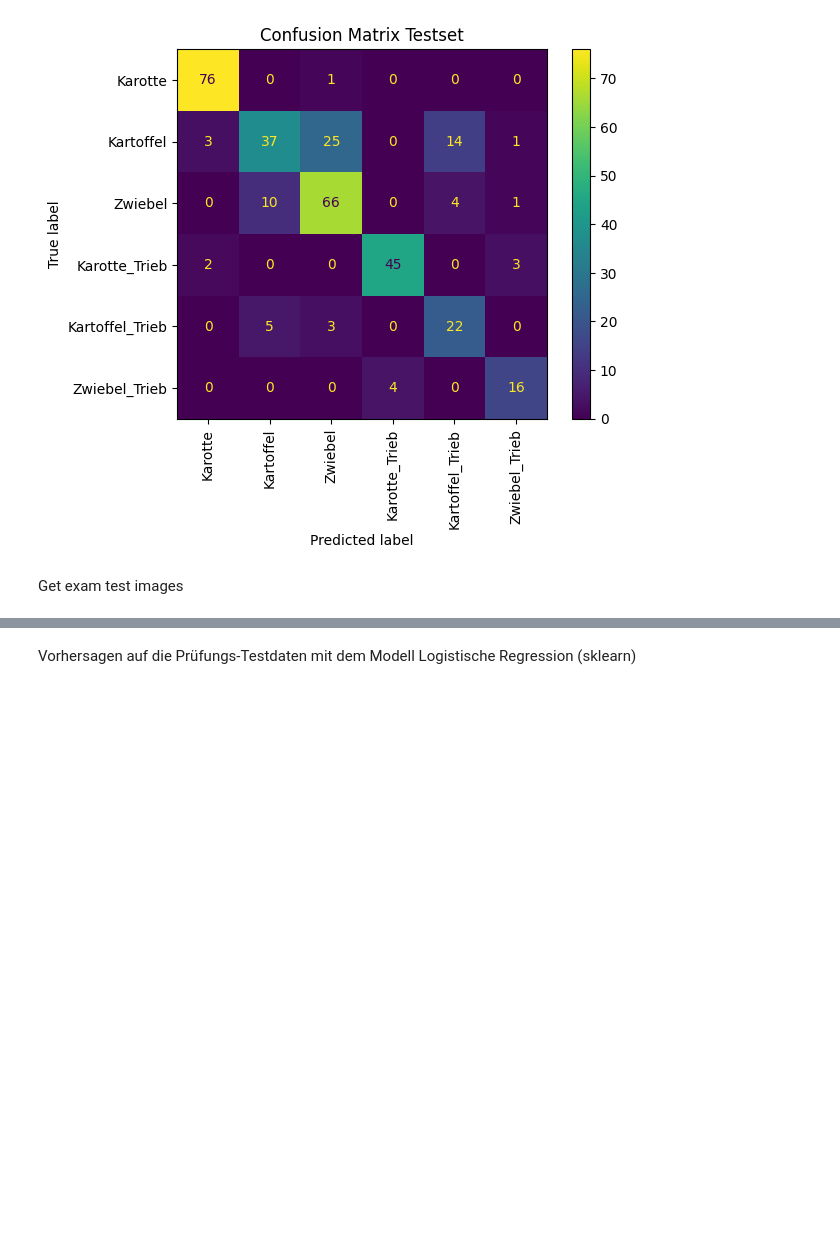
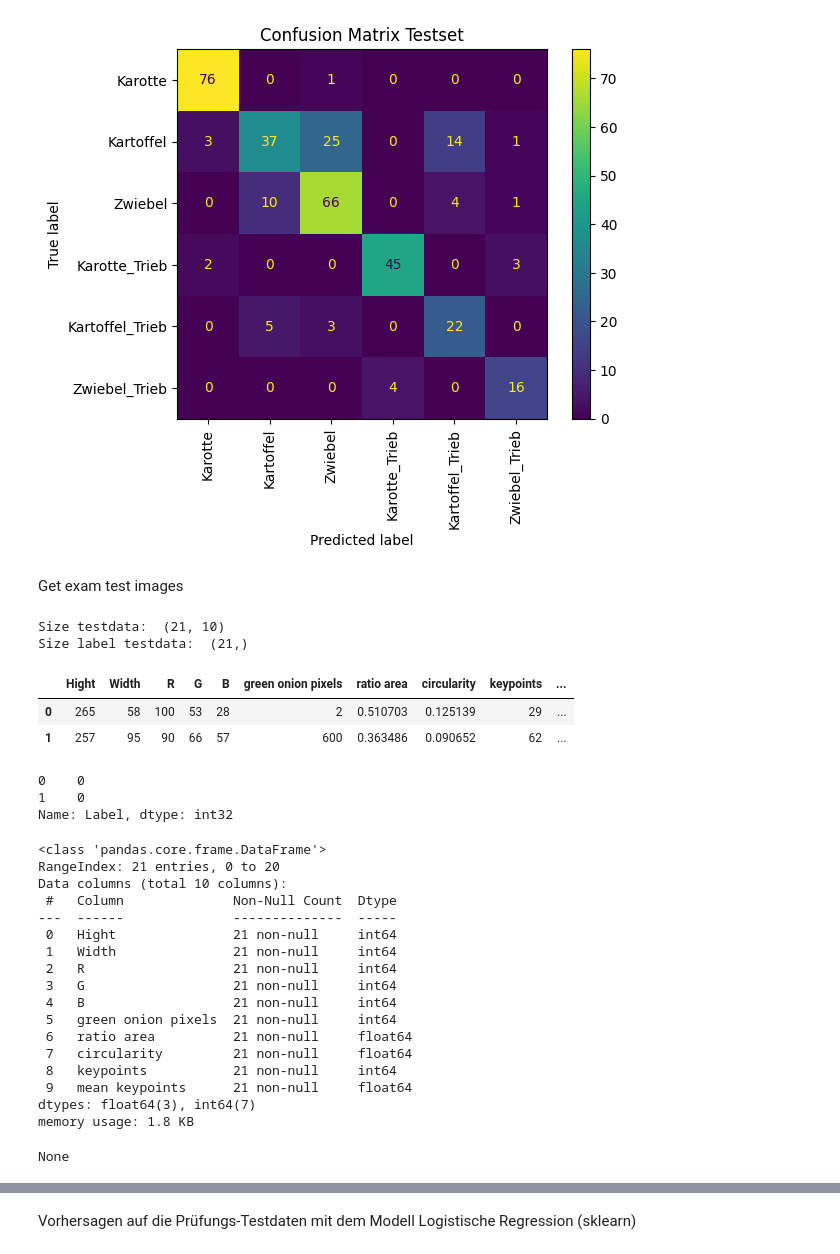
Before and after one commit to leons1396/AI_project, a Jupyter notebook: Delivery/presentation/vegi_classification.ipynb, the cells around one changed output, grey strips where cells are left out. Drawn from its saved outputs; the diff is of its cells as text; code cells hidden in the pictures; blank space fills up the shorter version.

```diff
--- a/Delivery/presentation/vegi_classification.ipynb
+++ b/Delivery/presentation/vegi_classification.ipynb
@@ -1075,19 +1098,46 @@ Model Accuracy Testset: 0.7751479289940828 %
 Get exam test images
 # %%
 #TODO Adapt paths to exam testdata
-exam_test = pd.read_csv("G:/Meine Ablage/KI_Projekt/Testdaten/.csv")
+exam_test = pd.read_csv("G:/Meine Ablage/KI_Projekt/Testdaten/testdata_exam.csv")
 exam_test = exam_test.drop(columns=["Unnamed: 0", "green pixels", "Image"])
 
 exam_test = encoding_labels(exam_test, "Label", [0,1,2,3,4,5])
 exam_test['Label'] = exam_test['Label'].astype('int')
 
 X_test_e = exam_test.iloc[:, 0:10]
 y_test_e = exam_test.iloc[:, 10]
 
 print("Size testdata: ", X_test_e.shape)
 print("Size label testdata: ", y_test_e.shape)
 display(X_test_e.head(2))
 print("")
 display(y_test_e.head(2))
 print("")
 display(X_test_e.info())
+# %% [output]
+Size testdata:  (21, 10)
+Size label testdata:  (21,)
+|  | Hight | Width | R | G | B | green onion pixels | ratio area | circularity | keypoints | ... |
+| 0 | 265 | 58 | 100 | 53 | 28 | 2 | 0.510703 | 0.125139 | 29 | ... |
+| 1 | 257 | 95 | 90 | 66 | 57 | 600 | 0.363486 | 0.090652 | 62 | ... |
+0    0
+1    0
+Name: Label, dtype: int32
+<class 'pandas.core.frame.DataFrame'>
+RangeIndex: 21 entries, 0 to 20
+Data columns (total 10 columns):
+ #   Column              Non-Null Count  Dtype
+---  ------              --------------  -----
+ 0   Hight               21 non-null     int64
+ 1   Width               21 non-null     int64
+ 2   R                   21 non-null     int64
+ 3   G                   21 non-null     int64
+ 4   B                   21 non-null     int64
+ 5   green onion pixels  21 non-null     int64
+ 6   ratio area          21 non-null     float64
+ 7   circularity         21 non-null     float64
+ 8   keypoints           21 non-null     int64
+ 9   mean keypoints      21 non-null     float64
+dtypes: float64(3), int64(7)
+memory usage: 1.8 KB
+None
```
Also changed, not shown: parts of 6 cells of this notebook, 2 other files.
